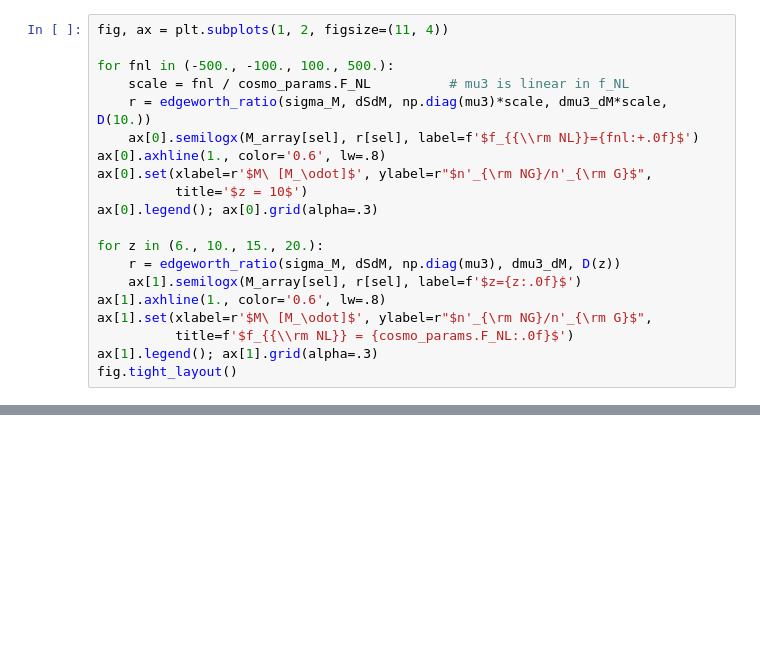
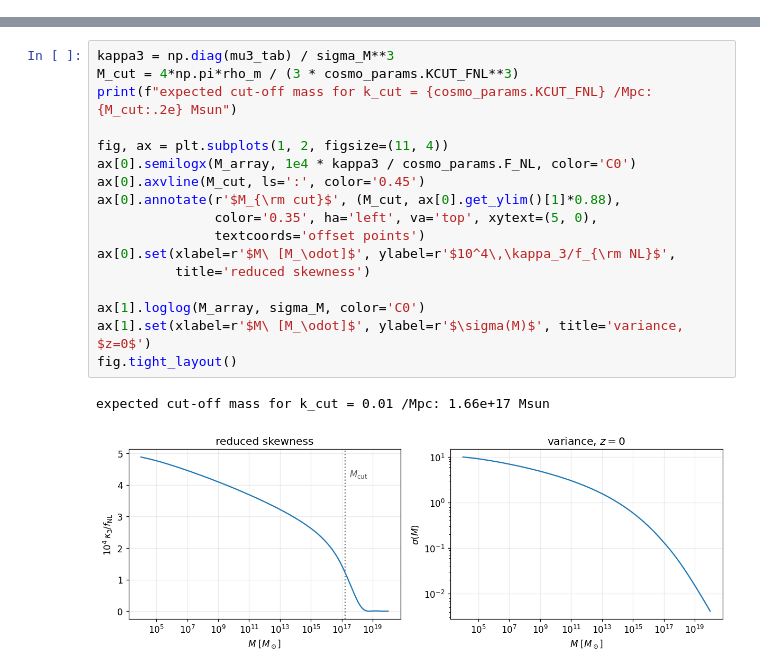
Before and after one commit to slibanore/21cmFirstCLASS_NG, a Jupyter notebook: Tutorial fNL/notebook_fNL_collapse_fraction.ipynb, the cells around one changed output, grey strips where cells are left out. Drawn from its saved outputs; the diff is of its cells as text; blank space fills up the shorter version.

```diff
--- a/Tutorial fNL/notebook_fNL_collapse_fraction.ipynb
+++ b/Tutorial fNL/notebook_fNL_collapse_fraction.ipynb
@@ -334,20 +145,0 @@ history:
-# %%
-fig, ax = plt.subplots(1, 2, figsize=(11, 4))
-
-for fnl in (-500., -100., 100., 500.):
-    scale = fnl / cosmo_params.F_NL          # mu3 is linear in f_NL
-    r = edgeworth_ratio(sigma_M, dSdM, np.diag(mu3)*scale, dmu3_dM*scale, D(10.))
-    ax[0].semilogx(M_array[sel], r[sel], label=f'$f_{{\\rm NL}}={fnl:+.0f}$')
-ax[0].axhline(1., color='0.6', lw=.8)
-ax[0].set(xlabel=r'$M\ [M_\odot]$', ylabel=r"$n'_{\rm NG}/n'_{\rm G}$",
-          title='$z = 10$')
-ax[0].legend(); ax[0].grid(alpha=.3)
-
-for z in (6., 10., 15., 20.):
-    r = edgeworth_ratio(sigma_M, dSdM, np.diag(mu3), dmu3_dM, D(z))
-    ax[1].semilogx(M_array[sel], r[sel], label=f'$z={z:.0f}$')
-ax[1].axhline(1., color='0.6', lw=.8)
-ax[1].set(xlabel=r'$M\ [M_\odot]$', ylabel=r"$n'_{\rm NG}/n'_{\rm G}$",
-          title=f'$f_{{\\rm NL}} = {cosmo_params.F_NL:.0f}$')
-ax[1].legend(); ax[1].grid(alpha=.3)
-fig.tight_layout()
@@ -405,0 +249,20 @@ through to the 21-cm signal.
+# %%
+kappa3 = np.diag(mu3_tab) / sigma_M**3
+M_cut = 4*np.pi*rho_m / (3 * cosmo_params.KCUT_FNL**3)
+print(f"expected cut-off mass for k_cut = {cosmo_params.KCUT_FNL} /Mpc: {M_cut:.2e} Msun")
+
+fig, ax = plt.subplots(1, 2, figsize=(11, 4))
+ax[0].semilogx(M_array, 1e4 * kappa3 / cosmo_params.F_NL, color='C0')
+ax[0].axvline(M_cut, ls=':', color='0.45')
+ax[0].annotate(r'$M_{\rm cut}$', (M_cut, ax[0].get_ylim()[1]*0.88),
+               color='0.35', ha='left', va='top', xytext=(5, 0),
+               textcoords='offset points')
+ax[0].set(xlabel=r'$M\ [M_\odot]$', ylabel=r'$10^4\,\kappa_3/f_{\rm NL}$',
+          title='reduced skewness')
+
+ax[1].loglog(M_array, sigma_M, color='C0')
+ax[1].set(xlabel=r'$M\ [M_\odot]$', ylabel=r'$\sigma(M)$', title='variance, $z=0$')
+fig.tight_layout()
+# %% [output]
+expected cut-off mass for k_cut = 0.01 /Mpc: 1.66e+17 Msun
+[figure, added]
```
Also changed, not shown: parts of 57 cells of this notebook, 4 other files.
